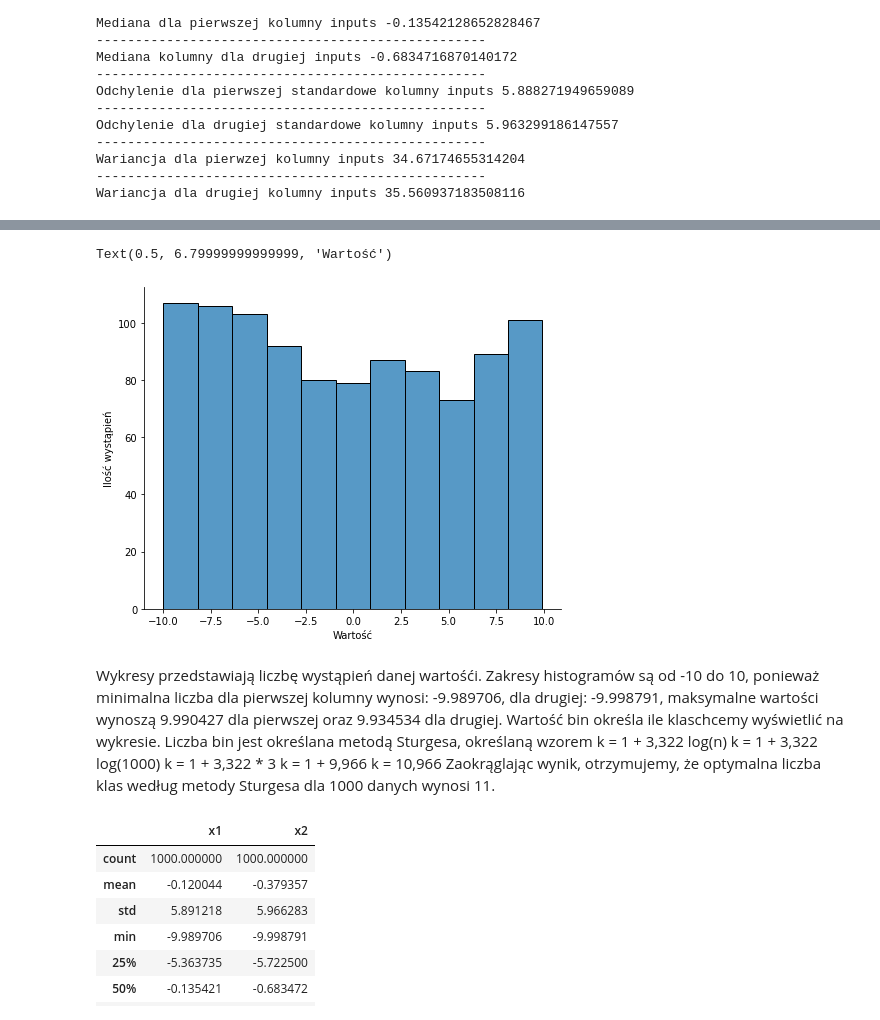
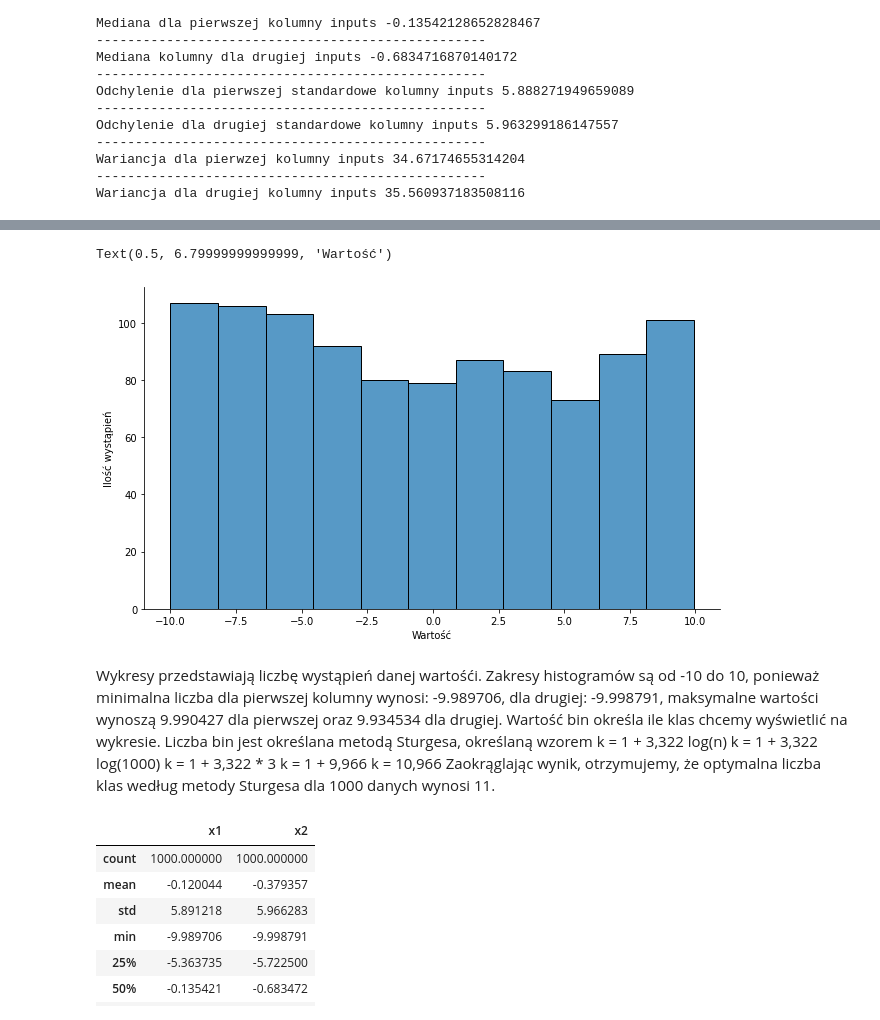
Before and after one commit to AdiPlay/Artifact-Intelligence, a Jupyter notebook: lab4/cwiczenie2.ipynb, the cells around one changed output, grey strips where cells are left out. Drawn from its saved outputs; the diff is of its cells as text; code cells hidden in the pictures.

```diff
--- a/lab4/cwiczenie2.ipynb
+++ b/lab4/cwiczenie2.ipynb
@@ -60,13 +59,13 @@ Text(0.5, 6.79999999999999, 'Wartość')
 # %%
-sns.displot(data=hist,bins=11,aspect=1.33) # type: ignore #wykres rozkładu dla kolumny inputs
+sns.displot(data=hist,bins=11,aspect=1.77) # type: ignore #wykres rozkładu dla kolumny inputs
 plt.ylabel('Ilość wystąpień')
 plt.xlabel('Wartość')
 # %% [output]
 Text(0.5, 6.79999999999999, 'Wartość')
-[figure, old version]
+[figure, new version]
 # %% [markdown]
 Wykresy przedstawiają liczbę wystąpień danej wartośći. Zakresy histogramów są od -10 do 10, ponieważ minimalna liczba dla pierwszej kolumny wynosi: -9.989706, dla drugiej: -9.998791,
-maksymalne wartości wynoszą 9.990427 dla pierwszej oraz 9.934534 dla drugiej. Wartość bin określa ile klaschcemy wyświetlić na wykresie. Liczba bin jest określana metodą Sturgesa,
+maksymalne wartości wynoszą 9.990427 dla pierwszej oraz 9.934534 dla drugiej. Wartość bin określa ile klas chcemy wyświetlić na wykresie. Liczba bin jest określana metodą Sturgesa,
 określaną wzorem k = 1 + 3,322 log(n)
 k = 1 + 3,322 log(1000)
 k = 1 + 3,322 * 3
```
Also changed, not shown: parts of 6 cells of this notebook.
